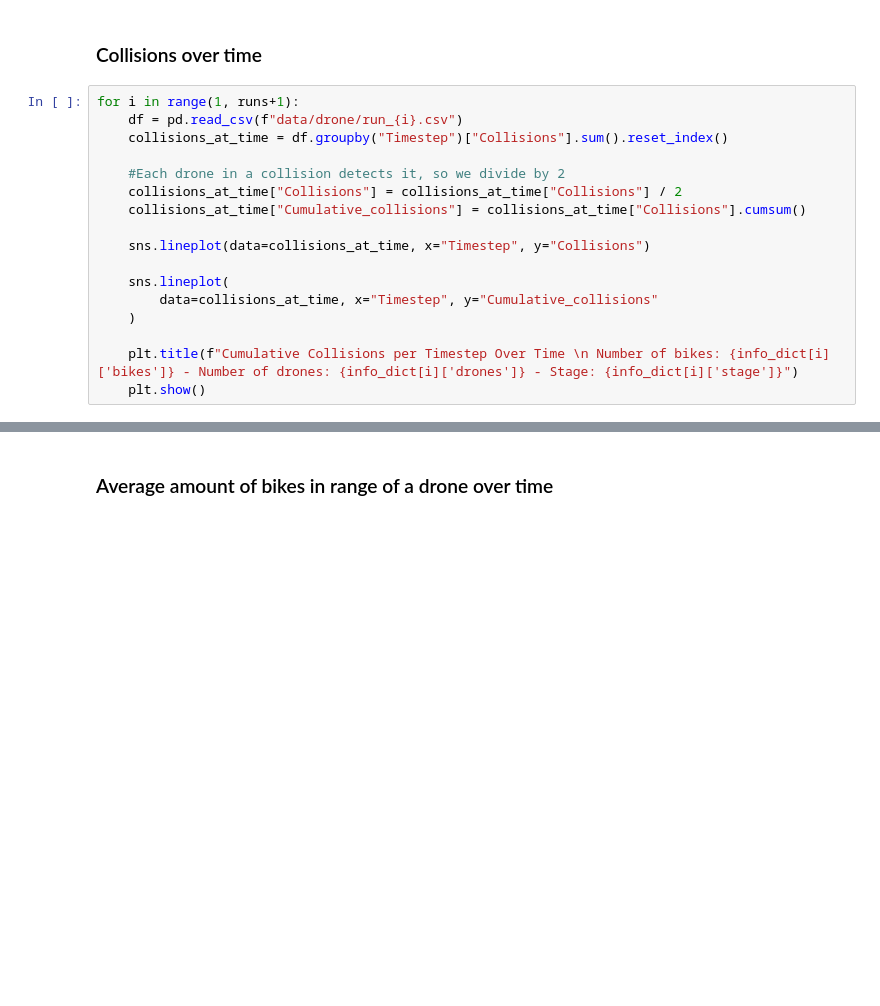
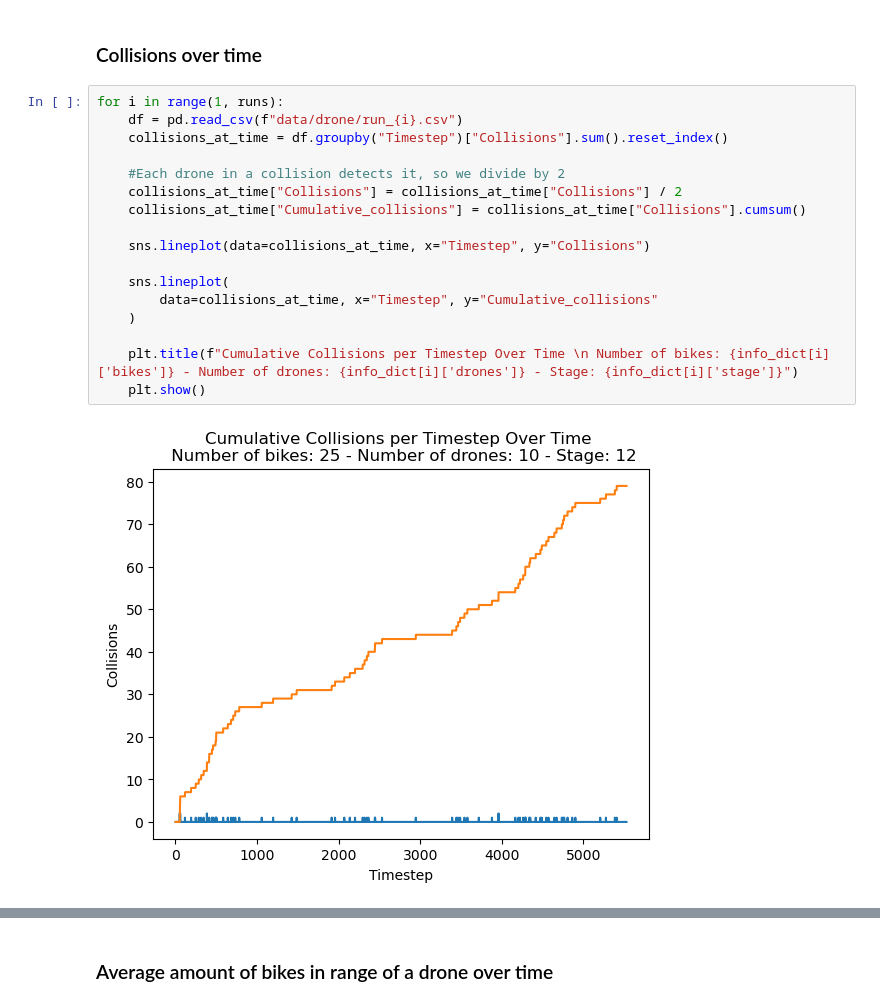
Before and after one commit to borchand/master-thesis, a Jupyter notebook: data-visualization/data.ipynb, the cells around one changed output, grey strips where cells are left out. Saved outputs shown, nothing was run; the diff lists cells and outputs as text; blank space fills up the shorter version.

```diff
--- a/data-visualization/data.ipynb
+++ b/data-visualization/data.ipynb
@@ -198,19 +207,21 @@ for i in range(1, runs+1):
 # %% [markdown]
 ### Collisions over time
 # %%
-for i in range(1, runs+1):
+for i in range(1, runs):
     df = pd.read_csv(f"data/drone/run_{i}.csv")
     collisions_at_time = df.groupby("Timestep")["Collisions"].sum().reset_index()
 
     #Each drone in a collision detects it, so we divide by 2
     collisions_at_time["Collisions"] = collisions_at_time["Collisions"] / 2
     collisions_at_time["Cumulative_collisions"] = collisions_at_time["Collisions"].cumsum()
 
     sns.lineplot(data=collisions_at_time, x="Timestep", y="Collisions")
 
     sns.lineplot(
         data=collisions_at_time, x="Timestep", y="Cumulative_collisions"
     )
 
     plt.title(f"Cumulative Collisions per Timestep Over Time \n Number of bikes: {info_dict[i]['bikes']} - Number of drones: {info_dict[i]['drones']} - Stage: {info_dict[i]['stage']}")
     plt.show()
+# %% [output]
+[figure, added]
```
Also changed, not shown: parts of 6 cells of this notebook.
